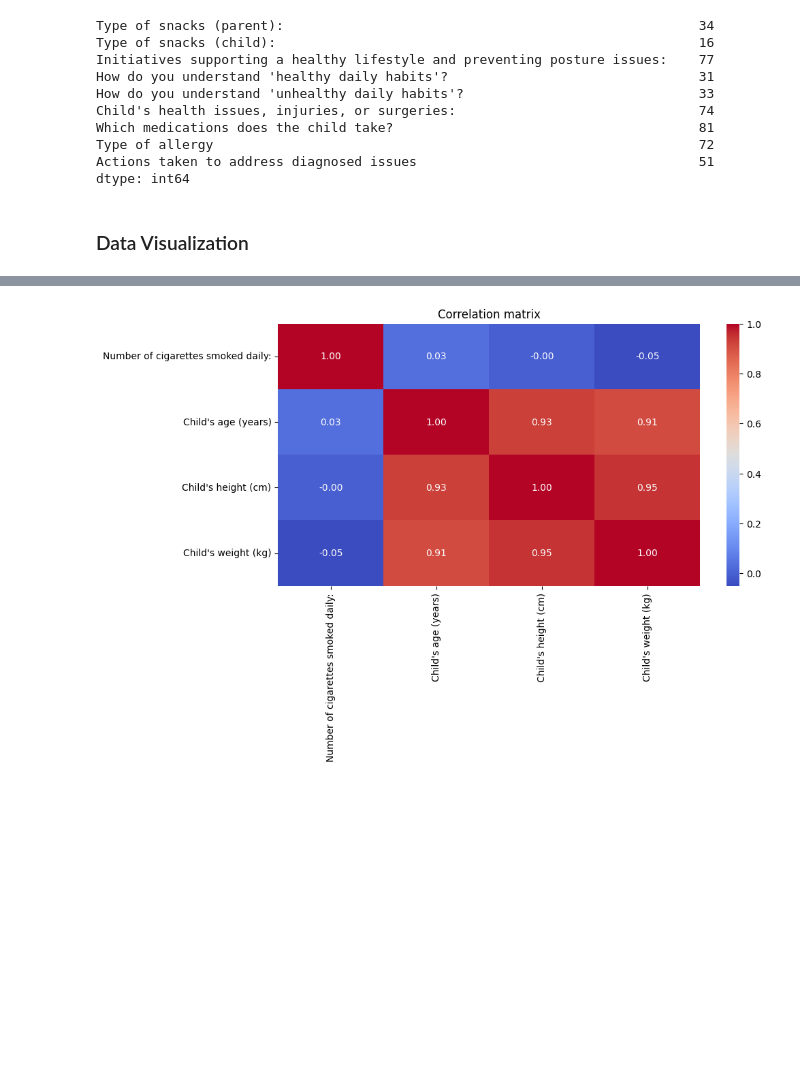
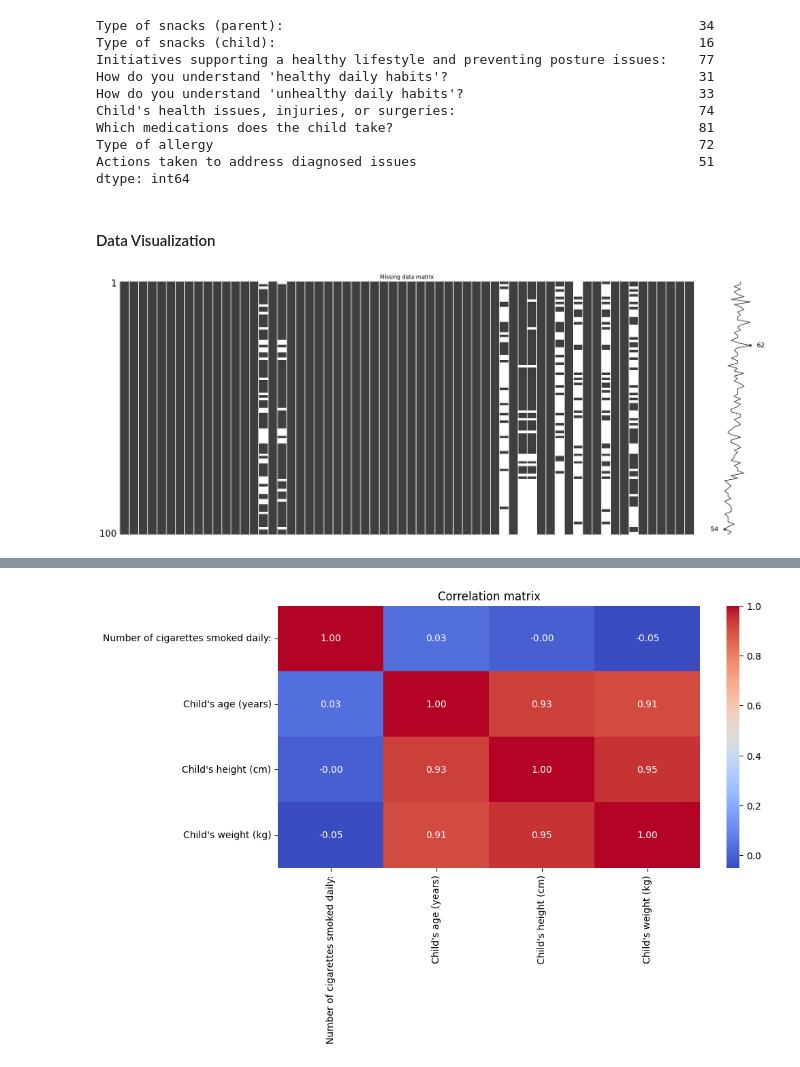
Before and after one commit to Kej-Sy/Project---postural-defects, a Jupyter notebook: notebooks/Postural disfuntions_v1.ipynb, the cells around one changed output, grey strips where cells are left out. Saved outputs shown, nothing was run; the diff lists cells and outputs as text; code cells hidden in the pictures; blank space fills up the shorter version.

```diff
--- a/notebooks/Postural disfuntions_v1.ipynb
+++ b/notebooks/Postural disfuntions_v1.ipynb
@@ -181,4 +216,11 @@ Type of allergy                                                              72
 Actions taken to address diagnosed issues                                    51
 dtype: int64
 # %% [markdown]
-### Data Visualization
+#### Data Visualization
+# %%
+# Missing data visualization
+msno.matrix(df)
+plt.title("Missing data matrix")
+plt.show()
+# %% [output]
+[figure, added]
```
Also changed, not shown: parts of 52 cells of this notebook.
